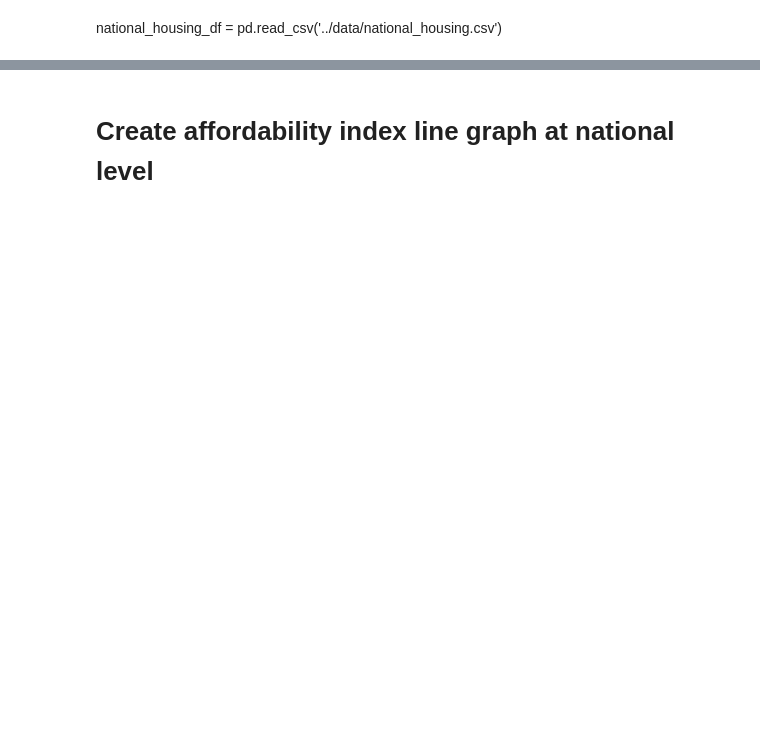
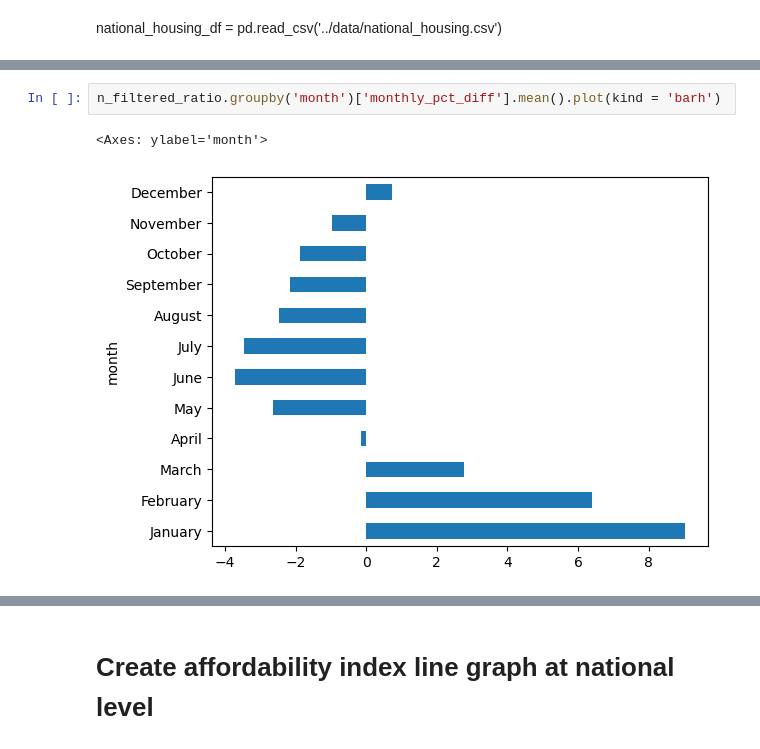
Before and after one commit to ParisAParker/Housing-Affordability-Analysis, a Jupyter notebook: notebooks/Housing EDA.ipynb, the cells around one changed output, grey strips where cells are left out. Drawn from its saved outputs; the diff is of its cells as text; blank space fills up the shorter version.

```diff
--- a/notebooks/Housing EDA.ipynb
+++ b/notebooks/Housing EDA.ipynb
@@ -82,0 +85,5 @@ national_housing_df = pd.read_csv('../data/national_housing.csv')
+# %%
+n_filtered_ratio.groupby('month')['monthly_pct_diff'].mean().plot(kind = 'barh')
+# %% [output]
+<Axes: ylabel='month'>
+[figure, added]
```
Also changed, not shown: parts of 8 cells of this notebook, 2 other files.
